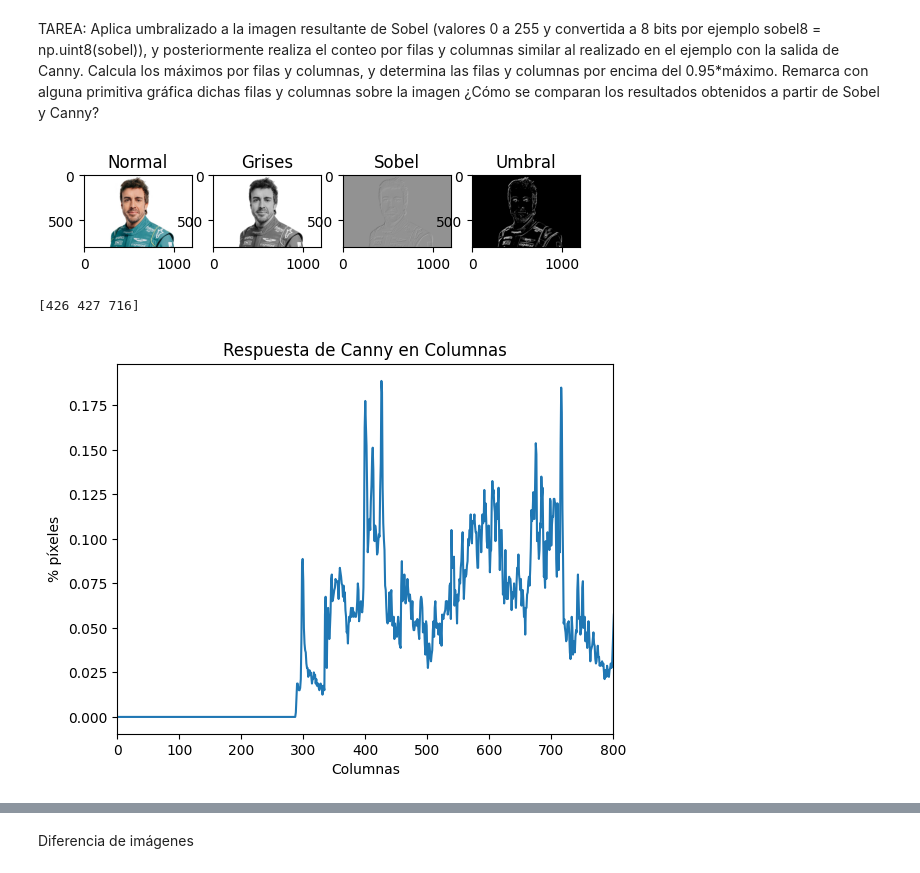
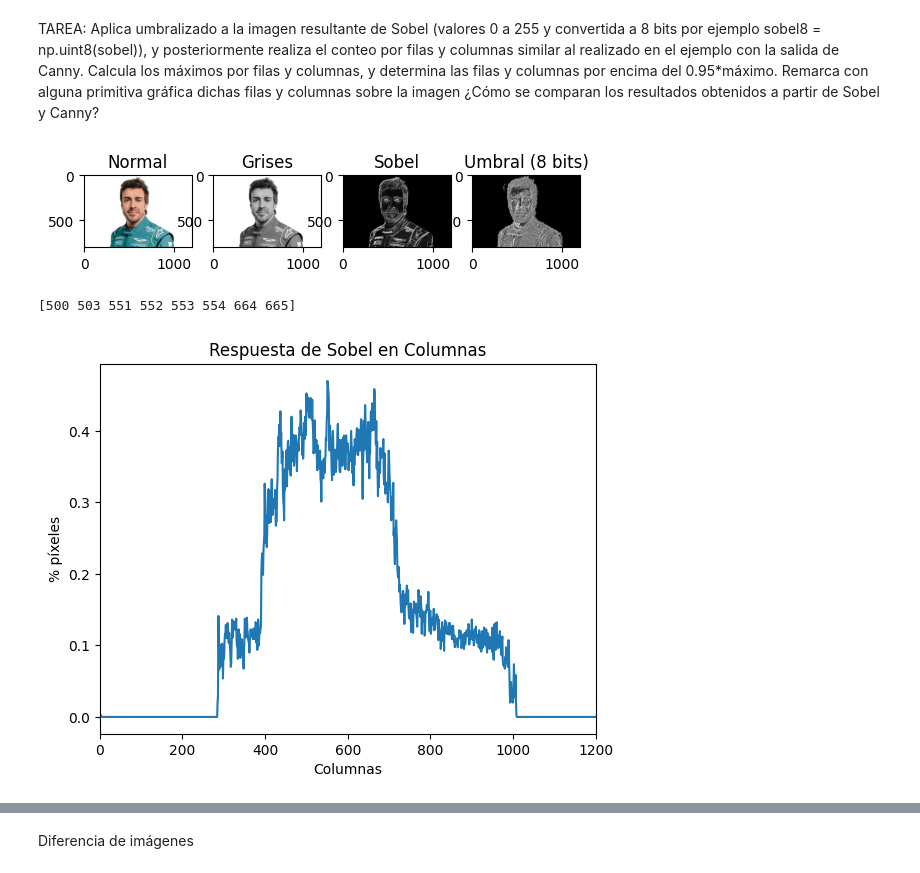
Before and after one commit to JoseManuel117/VC, a Jupyter notebook: P2/VC_P2.ipynb, the cells around one changed output, grey strips where cells are left out. Saved outputs shown, nothing was run; the diff lists cells and outputs as text; code cells hidden in the pictures.

```diff
--- a/P2/VC_P2.ipynb
+++ b/P2/VC_P2.ipynb
@@ -308,65 +308,70 @@ plt.xlim([0, 256])
 # %% [markdown]
 TAREA: Aplica umbralizado a la imagen resultante de Sobel (valores 0 a 255 y convertida a 8 bits por ejemplo sobel8 = np.uint8(sobel)), y posteriormente realiza el conteo por filas y columnas similar al realizado en el ejemplo con la salida de Canny. Calcula los máximos por filas y columnas, y determina las filas y columnas por encima del 0.95*máximo. Remarca con alguna primitiva gráfica dichas filas y columnas sobre la imagen ¿Cómo se comparan los resultados obtenidos a partir de Sobel y Canny?
 # %%
-#Lee imagen de archivo
+import cv2
+import numpy as np
+import matplotlib.pyplot as plt
+
+# Lee imagen de archivo
 img = cv2.imread('alo.jpg')
 img_rgb = cv2.cvtColor(img, cv2.COLOR_BGR2RGB)
 plt.figure()
 plt.subplot(1, 4, 1)
 plt.title("Normal")
 plt.imshow(img_rgb)
 
 # 1 - Tenemos la imagen gris
 gris = cv2.cvtColor(img, cv2.COLOR_BGR2GRAY)
 plt.subplot(1, 4, 2)
 plt.title("Grises")
 plt.imshow(gris, cmap='gray')
 
-# 2 -Calculamos sobel
-#Calcula en ambas direcciones (horizontal y vertical)
+# 2 - Calculamos Sobel
+# Calcula en ambas direcciones (horizontal y vertical)
 sobelx = cv2.Sobel(gris, cv2.CV_64F, 1, 0)  # x
 sobely = cv2.Sobel(gris, cv2.CV_64F, 0, 1)  # y
-#Combina ambos resultados
+# Combina ambos resultados
 sobel = cv2.add(sobelx, sobely)
+sobel8 = np.uint8(sobel)
+
 
 plt.subplot(1, 4, 3)
+plt.title("Sobel")
+#plt.imshow(sobel, cmap='gray')
+plt.imshow(cv2.convertScaleAbs(sobel), cmap='gray') #normalizamos ya que los valores se salen de la escala
+# 3 - Umbralizamos
+# Obtiene imagen umbralizada para dicho valor definido
+res, imagenUmbralizada = cv2.threshold(sobel8, 175, 255, cv2.THRESH_BINARY)
 
-plt.title("Sobel")
-plt.imshow(sobel, cmap='gray')
-
-# 3 -Umbralizamos
-#Obtiene imagen umbralizada para dicho valor definido
-res, imagenUmbralizada = cv2.threshold(cv2.convertScaleAbs(sobel), 175, 255, cv2.THRESH_BINARY)
-
+# 4 - Convertimos a 8 bits
 
 plt.subplot(1, 4, 4)
-plt.title("Umbral")
-plt.imshow(imagenUmbralizada, cmap='gray') #Visualiza con mapa de color gris
+plt.title("Umbral (8 bits)")
+plt.imshow(sobel8, cmap='gray')  # Visualiza con mapa de color gris
 plt.show()
 # %% [output]
-[figure, old version]
+[figure, new version]
 # %%
 #--------- Columnas ---------#
-col_counts = cv2.reduce(imagenUmbralizada, 0, cv2.REDUCE_SUM, dtype=cv2.CV_32SC1).flatten();
+col_counts = cv2.reduce(imagenUmbralizada, 0, cv2.REDUCE_SUM, dtype=cv2.CV_32SC1);
 #Normaliza en base al número de filas y al valor máximo del píxel (255)
 #El resultado será el número de píxeles blancos por columna
-cols = col_counts / (255 * imagenUmbralizada.shape[0])
+cols = col_counts[0] / (255 * imagenUmbralizada.shape[0])
 
 resmax1 = np.where(cols >= cols.max()*0.95)[0]
 print(resmax1)
 
 #Muestra dicha cuenta gráficamente
 plt.figure()
-plt.title("Respuesta de Canny en Columnas")
+plt.title("Respuesta de Sobel en Columnas")
 plt.xlabel("Columnas")
 plt.ylabel("% píxeles")
 plt.plot(cols)
-plt.xlim([0, imagenUmbralizada.shape[0]])
+plt.xlim([0, imagenUmbralizada.shape[1]])
 plt.show()
-#--------- Fin Columnas ---------#
 # %% [output]
-[426 427 716]
+[500 503 551 552 553 554 664 665]
-[figure, old version]
+[figure, new version]
 # %%
 #--------- Filas ---------#
 # Se traslada la matriz para poder indentificar las filas
```
Also changed, not shown: parts of 6 cells of this notebook.
